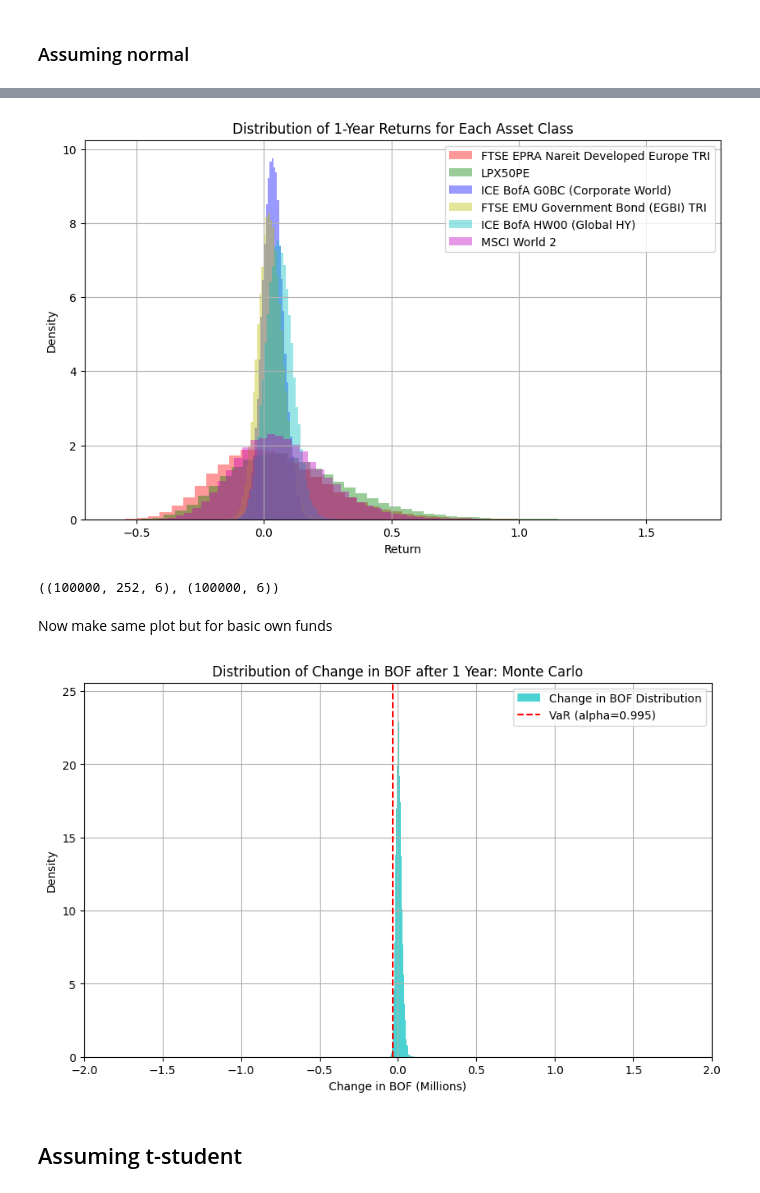
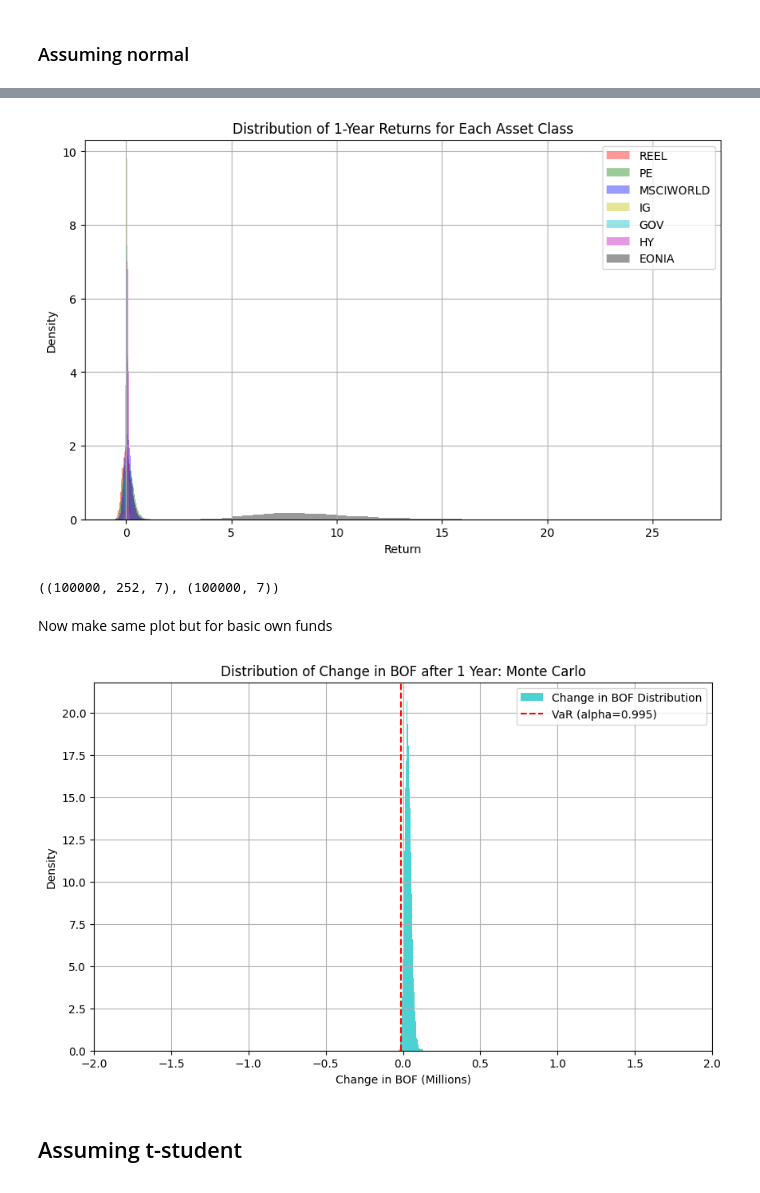
Before and after one commit to nickaskari/portfolio-opt-insurance, a Jupyter notebook: optimization/explore/bof_distribution.ipynb, the cells around one changed output, grey strips where cells are left out. Saved outputs shown, nothing was run; the diff lists cells and outputs as text; code cells hidden in the pictures.

```diff
--- a/optimization/explore/bof_distribution.ipynb
+++ b/optimization/explore/bof_distribution.ipynb
@@ -9,7 +9,6 @@ from arch import arch_model
 ## This Notebook Aims to display how we calculate the VaR($\Delta$ BOF)
 # %%
 def fetch_data_df():
-    df = pd.read_csv('../../data/final_asset_classes.csv', index_col=0, parse_dates=True)
+    df = pd.read_csv('../../data/final_daily_returns_asset_classes.csv', index_col=0, parse_dates=True)
     df.index = pd.to_datetime(df.index)
-    #df = df.iloc[:, :6]
     return df
@@ -32,4 +15,4 @@ df.head()
 # %%
-returns_df = df.pct_change(fill_method=None).dropna()
+returns_df = fetch_data_df()
 returns_df.head()
 # %% [output]
@@ -57,12 +52,12 @@ assets_0 = 100000
 liabilities_0 = assets_0 * 0.6
 liability_growth = 0.03
 
-weights = np.array([0.1, 0.7, 0.05, 0.05, 0.05, 0.05])
+weights = np.array([0.1, 0.6, 0.05, 0.05, 0.05, 0.05, 0.1])
 
 n_simulations = 100000
 n_days = 252  # 1 year is typically 252 trading days
 
-asset_classes = df.columns
+asset_classes = returns_df.columns
 # %% [markdown]
 ### Assuming normal
 # %%
@@ -71,29 +91,29 @@ cov_matrix = returns_df.cov()
 # %%
 # Simulate daily returns for 1 year using the multivariate normal distribution
 simulated_daily_returns = np.random.multivariate_normal(mean_returns, cov_matrix, (n_simulations, n_days))
 
 # Calculate cumulative returns for each asset class over 1 year
 simulated_cumulative_returns = np.cumprod(1 + simulated_daily_returns, axis=1)[:, -1] - 1
 
 plt.figure(figsize=(10, 6))
 
-colors = ['r', 'g', 'b', 'y', 'c', 'm', "k"]  # Colors for each asset class (adjust to match the number of assets)
+colors = ['r', 'g', 'b', 'y', 'c', 'm', "k", "n"]  # Colors for each asset class (adjust to match the number of assets)
 
 for i, asset_class in enumerate(asset_classes):
     plt.hist(simulated_cumulative_returns[:, i], bins=50, alpha=0.4, color=colors[i], label=asset_class, density=True)
 
 plt.title('Distribution of 1-Year Returns for Each Asset Class')
 plt.xlabel('Return')
 plt.ylabel('Density')
 plt.grid(True)
 plt.legend(loc='upper right')
 plt.show()
 # %% [output]
-[figure, old version]
+[figure, new version]
 # %%
 simulated_daily_returns.shape, simulated_cumulative_returns.shape
 # %% [output]
-((100000, 252, 6), (100000, 6))
+((100000, 252, 7), (100000, 7))
 # %% [markdown]
 Now make same plot but for basic own funds
 # %%
@@ -129,7 +149,7 @@ def plot_BOF_distribution(simulated_daily_returns):
 # %%
 bof_normal = plot_BOF_distribution(simulated_daily_returns)
 # %% [output]
-[figure, old version]
+[figure, new version]
 # %% [markdown]
 ## Assuming t-student
 # %%
```
Also changed, not shown: parts of 12 cells of this notebook, 10 other files.
